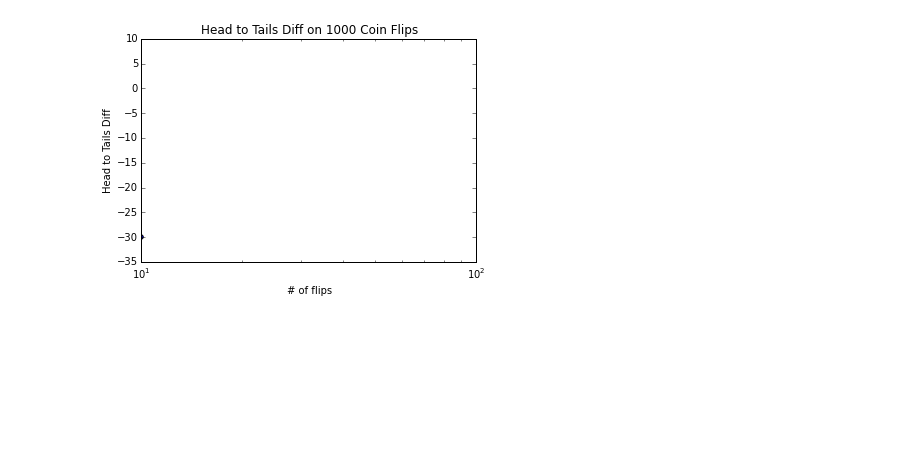
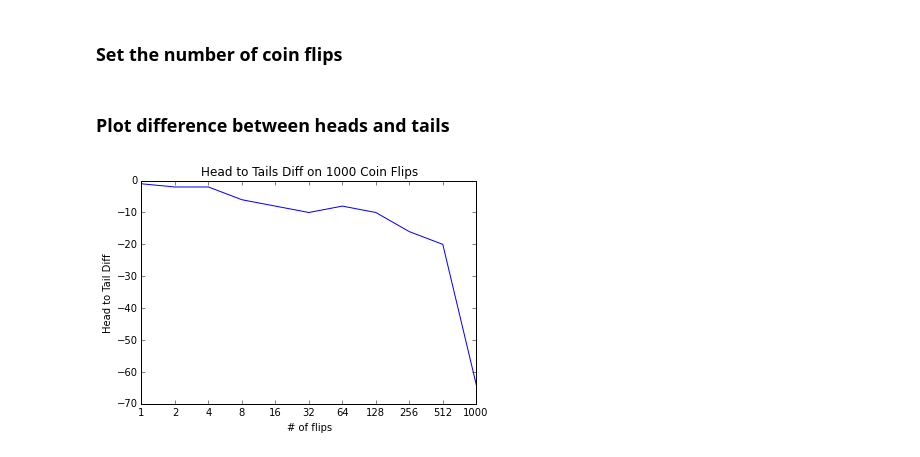
Before and after one commit to gmhurley/flipping-out, a Jupyter notebook: coin-flips.ipynb, the cells around one changed output. Drawn from its saved outputs; the diff is of its cells as text; code cells hidden in the pictures; blank space fills up the shorter version.

Commit message:
Created first 4 plots. Will finish the rest tomorrow.

```diff
--- a/coin-flips.ipynb
+++ b/coin-flips.ipynb
@@ -101,14 +10,0 @@ show_ratio_scatter()
-# %%
-import matplotlib.pyplot as pyplot
-import numpy
-
-x = range(5)
-k = numpy.array([(1.,0.001), (1.1, 0.002), (numpy.nan, numpy.nan),
-                 (1.2, 0.003), (0.99, 0.004)])
-
-Fig, ax = pyplot.subplots()
-
-# This plots a gap---as desired
-ax.plot(x, k[:,0], 'k-')
-
-ax.plot(range(len(y)), y[:,0]+y[:,1], 'k--')
@@ -130,0 +27,18 @@ plt.show()
+# %%
+def flip_coin(n=2**16):
+    heads = 0
+    tails = 0
+    seq = [2**x for x in range(n) if 2**x < n]
+    seq.append(n)
+    results = []
+    for x in range(1, n + 1):
+        if coin_flip() == 1:
+            heads += 1
+        else:
+            tails += 1
+        if x in seq:
+            results.append((x, heads, tails))
+
+    return results
+# %% [markdown]
+### Set the number of coin flips
@@ -131,17 +47,17 @@ plt.show()
+# %% [markdown]
+### Plot difference between heads and tails
 # %%
-def show_diff_scatter():
-    """Plot the difference between heads and tails."""
+def show_diff():
     x1 = [x[0] for x in coin_data]
     y1 = [x[1] - x[2] for x in coin_data]
 
-    plt.scatter(range(len(x1)), y1)
+    plt.plot(y1)
     plt.xticks(range(len(x1)), x1)
-    plt.xscale('log')
     plt.xlabel('# of flips')
-    plt.ylabel('Head to Tails Diff')
+    plt.ylabel('Head to Tail Diff')
     plt.title('Head to Tails Diff on {} Coin Flips'.format(coin_data[-1][0]))
     plt.show()
+
+show_diff()
+# %% [output]
+[figure, added]
-# %%
-show_diff_scatter()
-# %% [output]
-[figure, removed]
```
Also changed, not shown: parts of 20 cells of this notebook.
